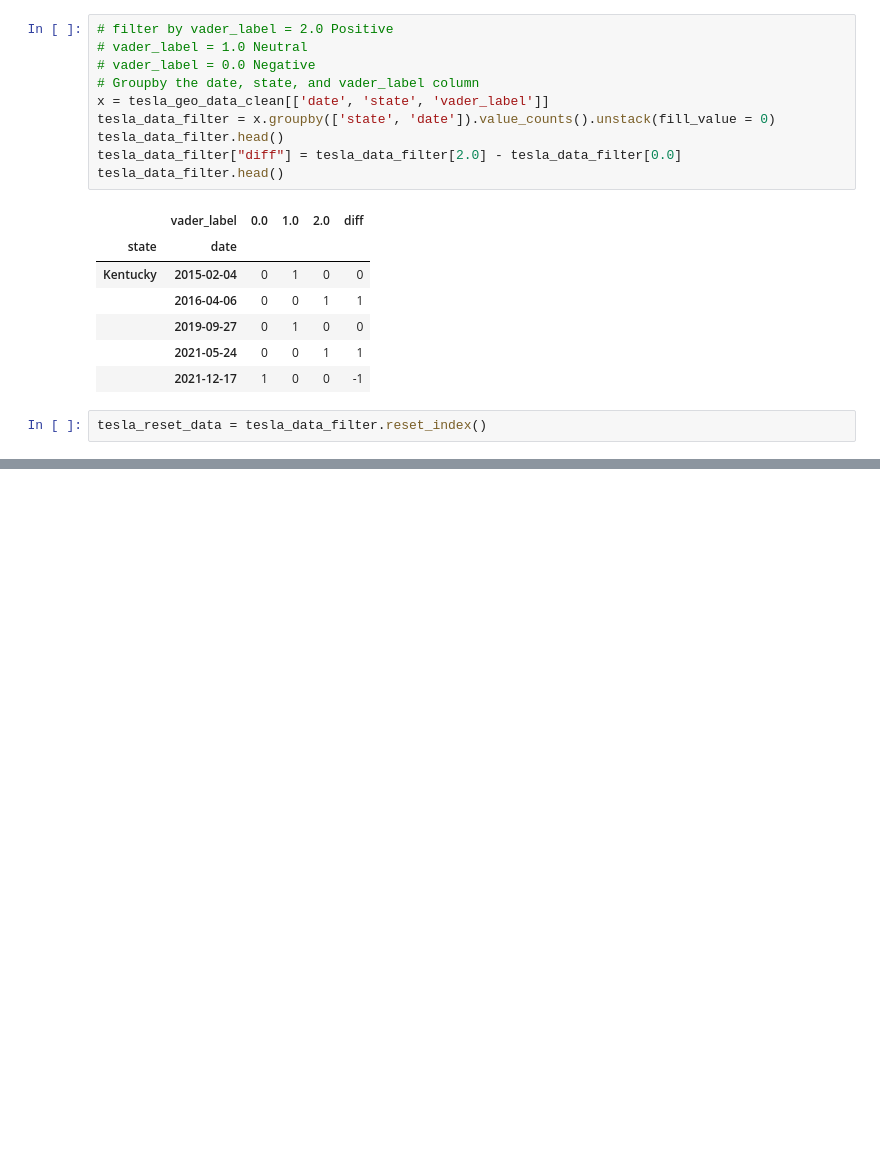
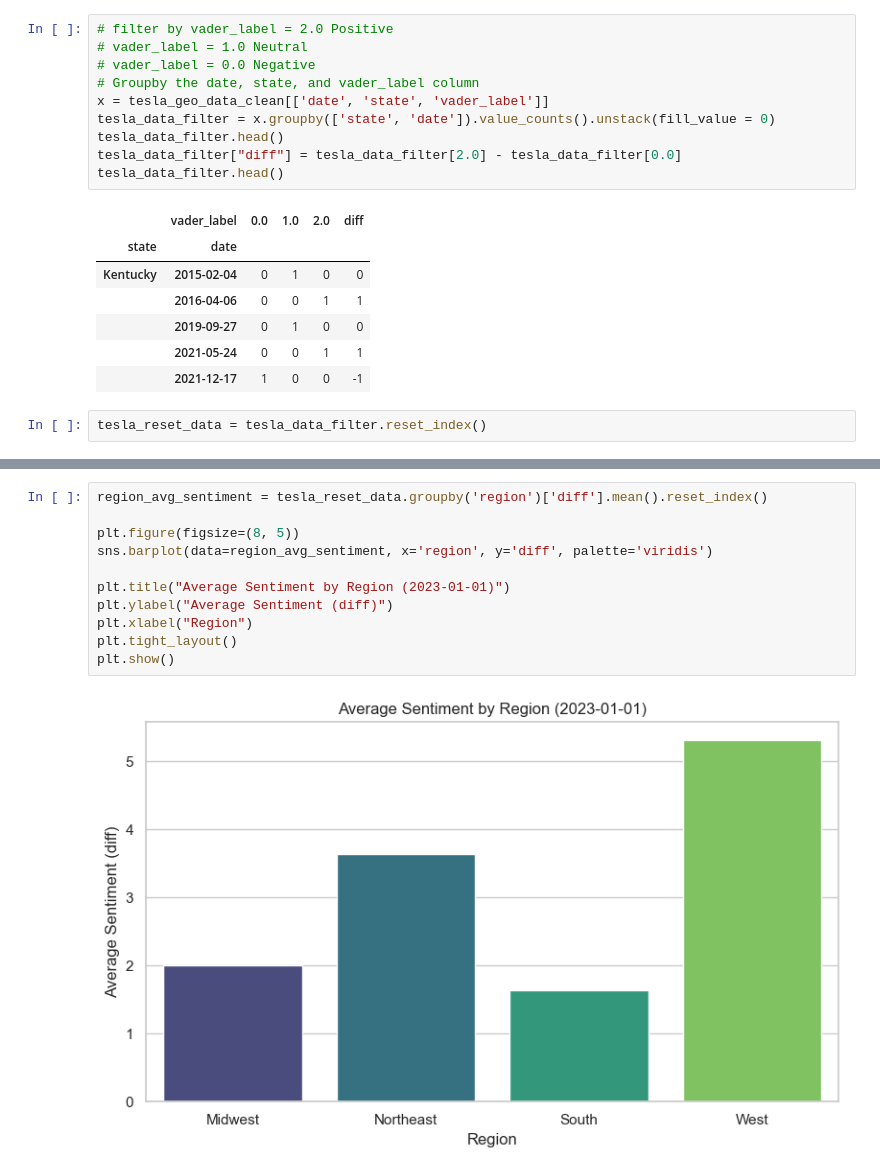
Before and after one commit to LivGunter/CSE-482-Project, a Jupyter notebook: Project_Visualization.ipynb, the cells around one changed output, grey strips where cells are left out. Saved outputs shown, nothing was run; the diff lists cells and outputs as text; blank space fills up the shorter version.

```diff
--- a/Project_Visualization.ipynb
+++ b/Project_Visualization.ipynb
@@ -324,0 +518,13 @@ tesla_reset_data
+# %%
+region_avg_sentiment = tesla_reset_data.groupby('region')['diff'].mean().reset_index()
+
+plt.figure(figsize=(8, 5))
+sns.barplot(data=region_avg_sentiment, x='region', y='diff', palette='viridis')
+
+plt.title("Average Sentiment by Region (2023-01-01)")
+plt.ylabel("Average Sentiment (diff)")
+plt.xlabel("Region")
+plt.tight_layout()
+plt.show()
+# %% [output]
+[figure, added]
```
Also changed, not shown: parts of 13 cells of this notebook.
